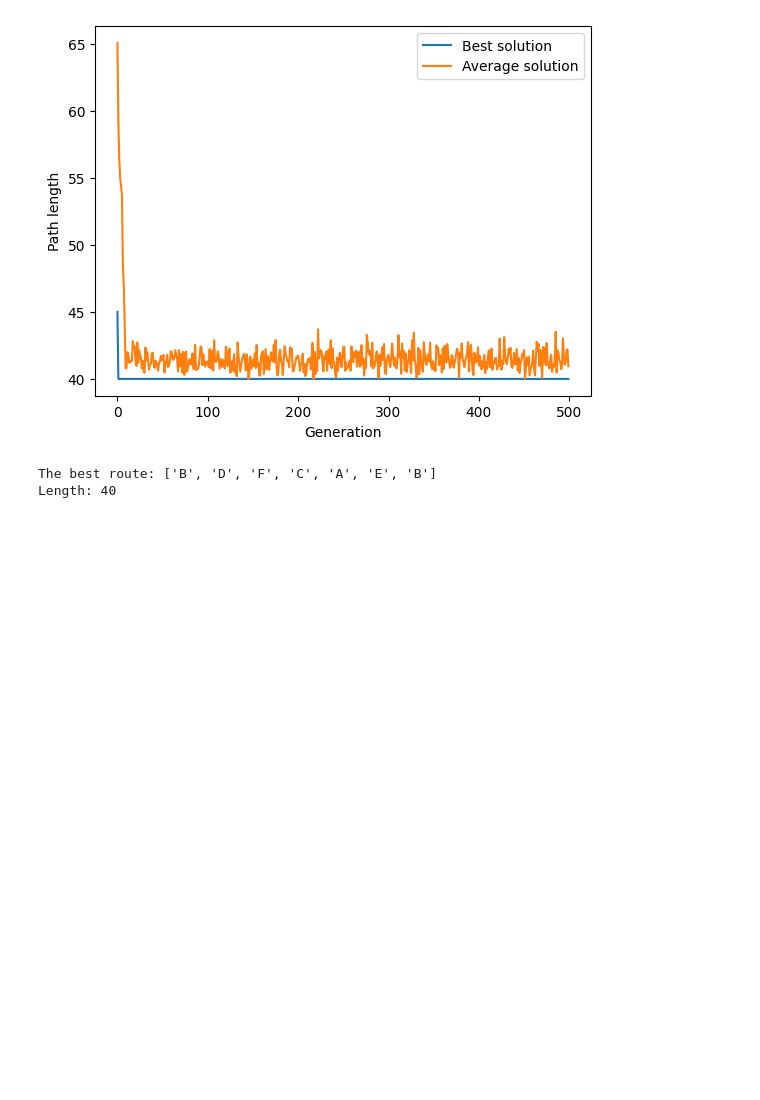
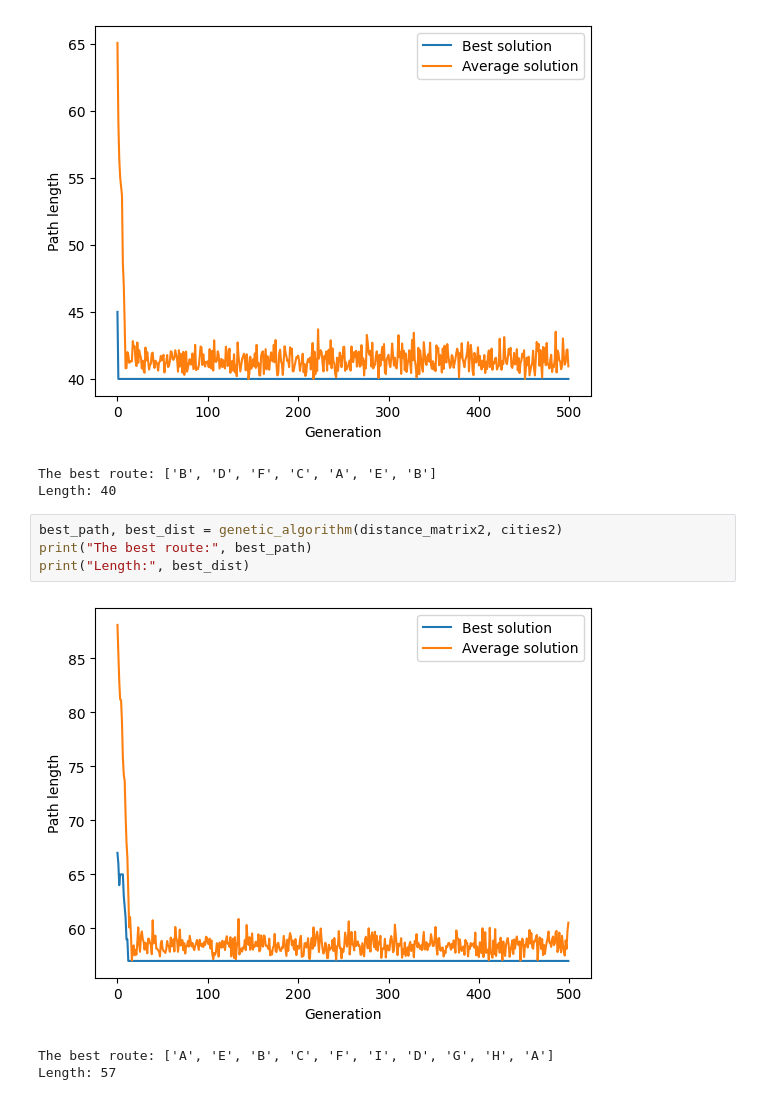
Before and after one commit to MilicaRadojevic/travelling-salesman-problem, a Jupyter notebook: src/notebooks/genetic_algorithm.ipynb, the cells around one changed output. Drawn from its saved outputs; the diff is of its cells as text; blank space fills up the shorter version.

Commit message:
genetic algorithm on larger matrix

```diff
--- a/src/notebooks/genetic_algorithm.ipynb
+++ b/src/notebooks/genetic_algorithm.ipynb
@@ -90,3 +90,11 @@ print("Length:", best_dist)
 [figure]
 The best route: ['B', 'D', 'F', 'C', 'A', 'E', 'B']
 Length: 40
+# %%
+best_path, best_dist = genetic_algorithm(distance_matrix2, cities2)
+print("The best route:", best_path)
+print("Length:", best_dist)
+# %% [output]
+[figure, added]
+The best route: ['A', 'E', 'B', 'C', 'F', 'I', 'D', 'G', 'H', 'A']
+Length: 57
```
